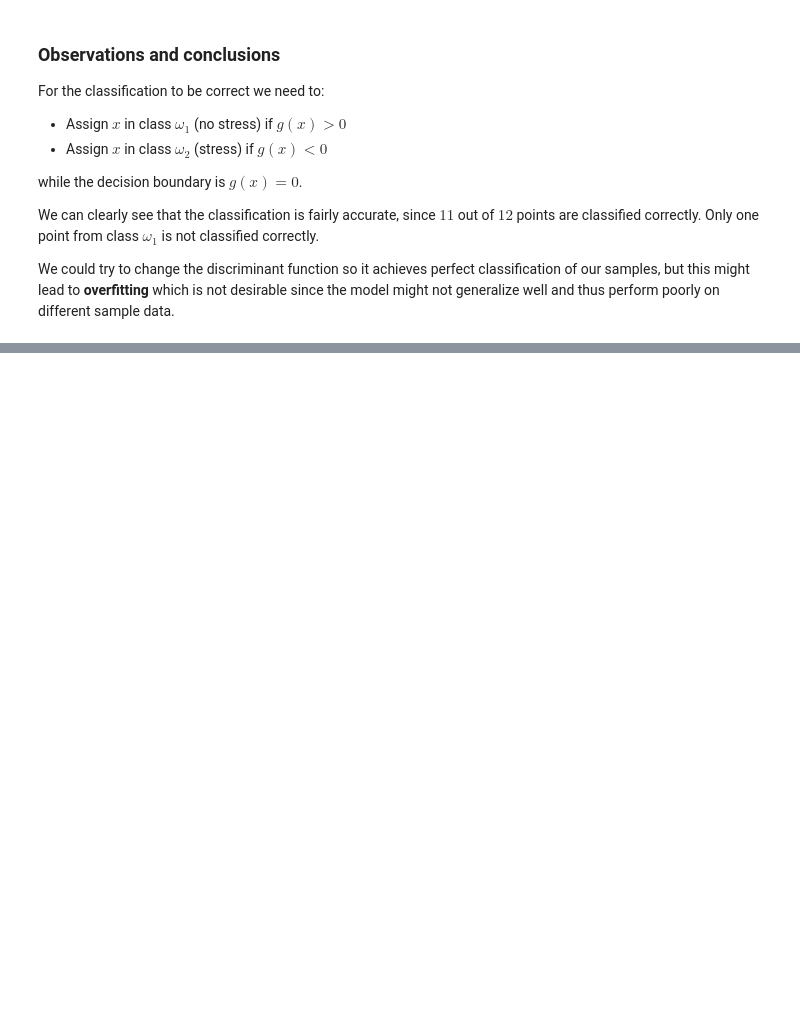
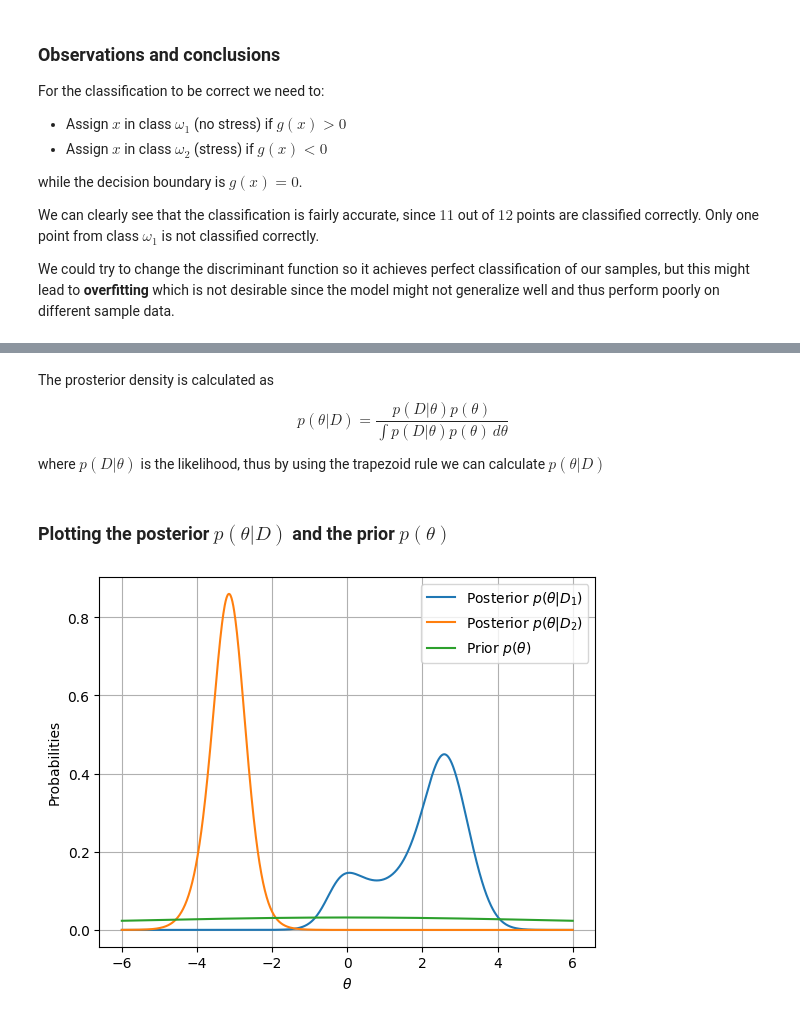
Before and after one commit to NontasBak/PR-Machine-Learning, a Jupyter notebook: Team40-AC.ipynb, the cells around one changed output, grey strips where cells are left out. Cells and saved outputs as stored; diff of their text form; code cells hidden in the pictures; blank space fills up the shorter version.

```diff
--- a/Team40-AC.ipynb
+++ b/Team40-AC.ipynb
@@ -109,0 +116,32 @@ We could try to change the discriminant function so it achieves perfect classifi
+# %%
+def prior(theta):
+    return 1 / (10 * np.pi * (1 + (theta / 10) ** 2))
+# %% [markdown]
+The prosterior density is calculated as $$ p(\theta|D) = \frac{p(D|\theta)p(\theta)}{\int p(D|\theta)p(\theta) \, d\theta} $$
+
+where $ p(D|\theta) $ is the likelihood, thus by using the trapezoid rule we can calculate $p(\theta|D)$
+# %%
+def likelihood (D, theta):
+    return np.prod(pdf(D, theta))
+
+def posterior (D, theta_values):
+    likelihood_values = np.array([likelihood(D, theta) for theta in theta_values])
+    prior_values = prior(theta_values)
+    posterior_unormalized = likelihood_values * prior_values
+    return posterior_unormalized / np.trapezoid(posterior_unormalized, theta_values)
+# %% [markdown]
+### Plotting the posterior $p(\theta|D)$ and the prior $p(\theta)$
+# %%
+posterior_D1 = posterior(D1, theta_values)
+posterior_D2 = posterior(D2, theta_values)
+
+plt.plot(theta_values, posterior_D1, label=r'Posterior $p(\theta|D_1)$')
+plt.plot(theta_values, posterior_D2, label=r'Posterior $p(\theta|D_2)$')
+plt.plot(theta_values, prior(theta_values), label=r'Prior $p(\theta)$')
+plt.xlabel(r'$\theta$')
+plt.ylabel("Probabilities")
+plt.legend()
+plt.grid()
+plt.show()
+# %% [output]
+[figure, added]
```
Also changed, not shown: parts of 7 cells of this notebook.
